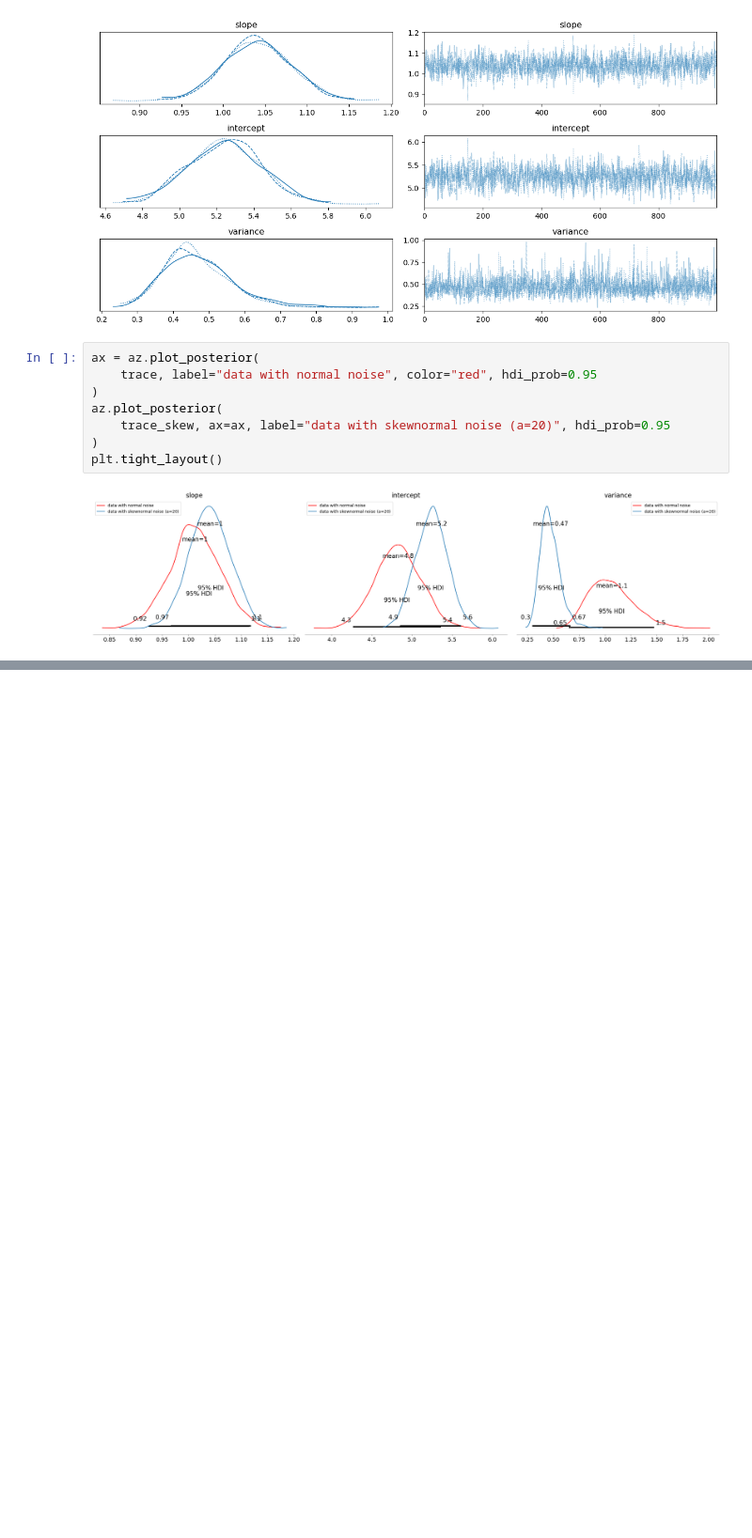
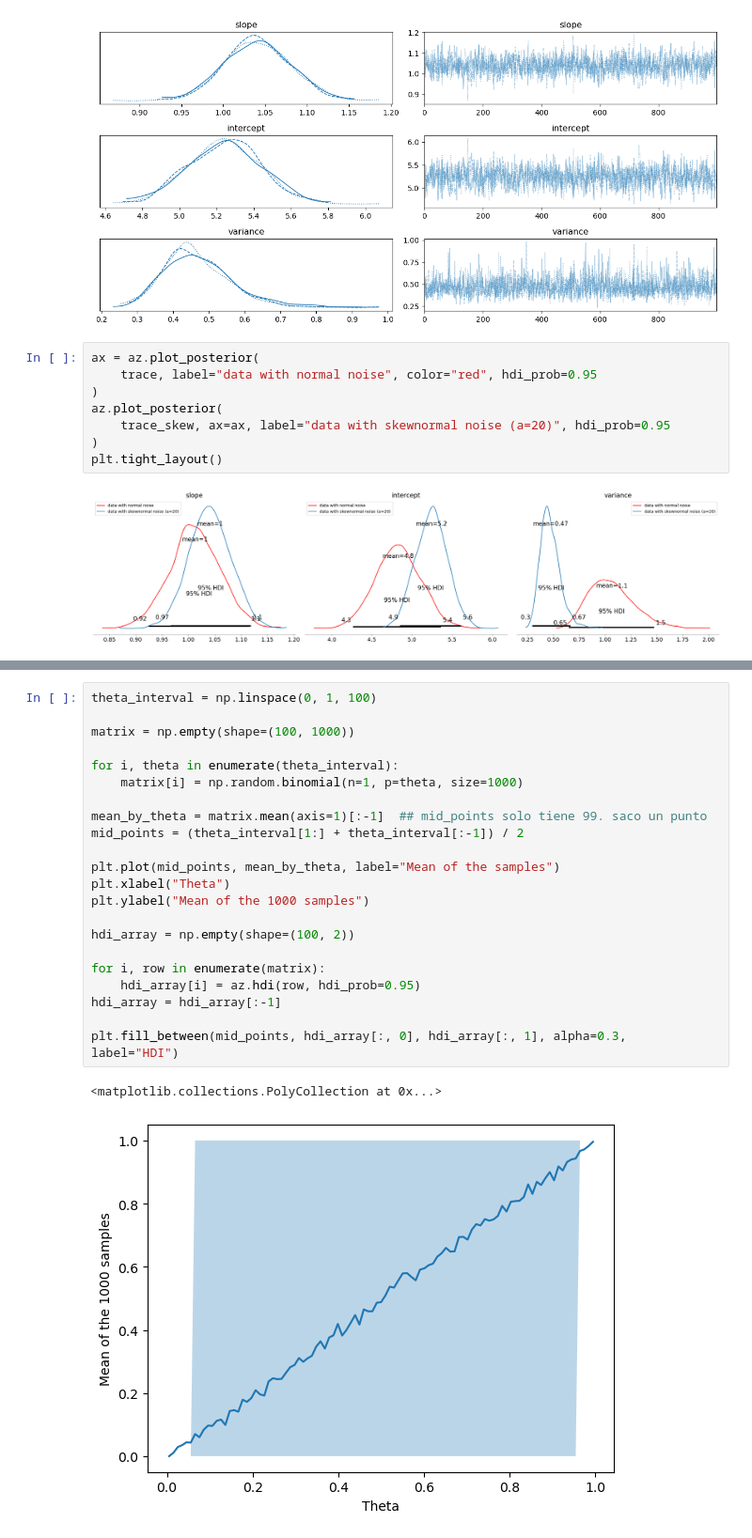
Before and after one commit to DamianPiuselli/estadistica-e-inferencia-I, a Jupyter notebook: guia8.ipynb, the cells around one changed output, grey strips where cells are left out. Shown at 94% size. Cells and saved outputs as stored; diff of their text form; blank space fills up the shorter version.

```diff
--- a/guia8.ipynb
+++ b/guia8.ipynb
@@ -379,0 +459,25 @@ plt.tight_layout()
+# %%
+theta_interval = np.linspace(0, 1, 100)
+
+matrix = np.empty(shape=(100, 1000))
+
+for i, theta in enumerate(theta_interval):
+    matrix[i] = np.random.binomial(n=1, p=theta, size=1000)
+
+mean_by_theta = matrix.mean(axis=1)[:-1]  ## mid_points solo tiene 99. saco un punto
+mid_points = (theta_interval[1:] + theta_interval[:-1]) / 2
+
+plt.plot(mid_points, mean_by_theta, label="Mean of the samples")
+plt.xlabel("Theta")
+plt.ylabel("Mean of the 1000 samples")
+
+hdi_array = np.empty(shape=(100, 2))
+
+for i, row in enumerate(matrix):
+    hdi_array[i] = az.hdi(row, hdi_prob=0.95)
+hdi_array = hdi_array[:-1]
+
+plt.fill_between(mid_points, hdi_array[:, 0], hdi_array[:, 1], alpha=0.3, label="HDI")
+# %% [output]
+<matplotlib.collections.PolyCollection at 0x...>
+[figure, added]
```
Also changed, not shown: parts of 11 cells of this notebook.
